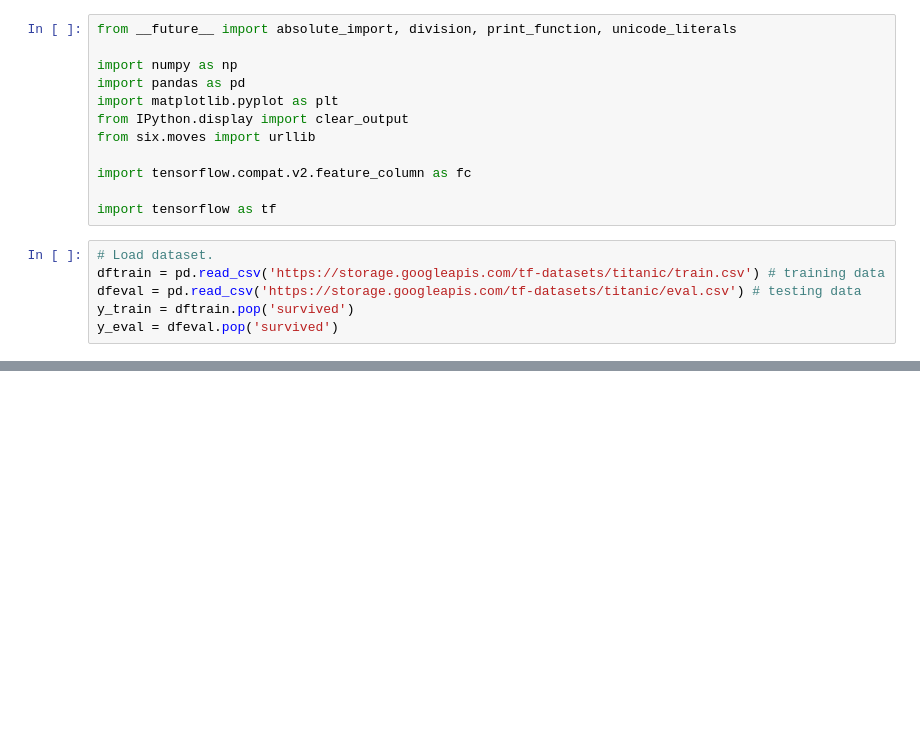
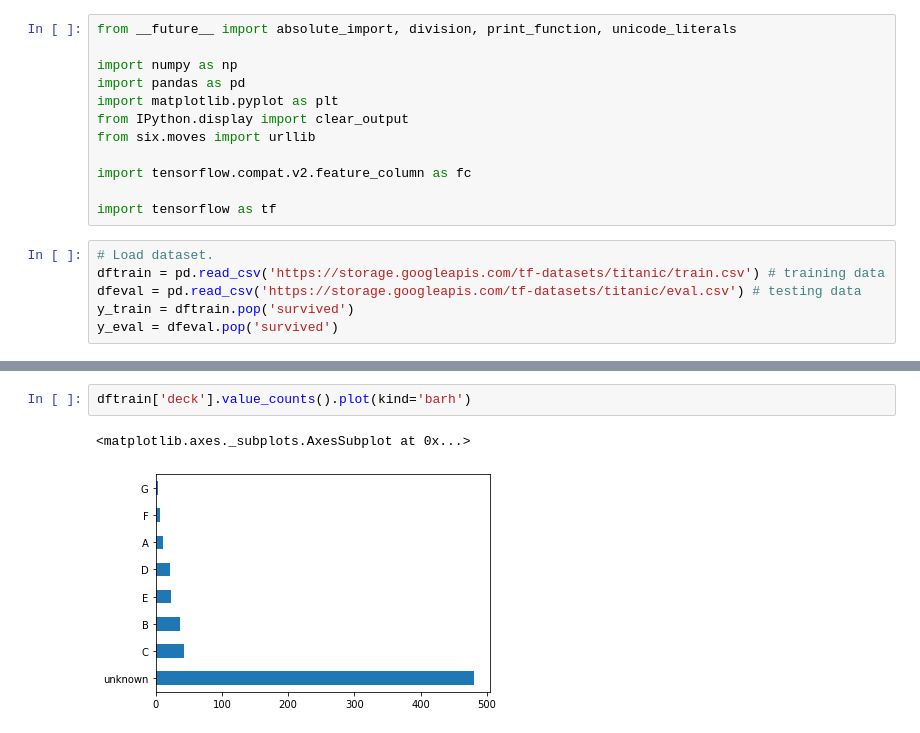
Before and after one commit to homanmirgolbabaee/tf2.0_gc, a Jupyter notebook: tf_gc.ipynb, the cells around one changed output, grey strips where cells are left out. Saved outputs shown, nothing was run; the diff lists cells and outputs as text; blank space fills up the shorter version.

```diff
--- a/tf_gc.ipynb
+++ b/tf_gc.ipynb
@@ -60,0 +119,5 @@ y_eval = dfeval.pop('survived')
+# %%
+dftrain['deck'].value_counts().plot(kind='barh')
+# %% [output]
+<matplotlib.axes._subplots.AxesSubplot at 0x...>
+[figure, added]
```
Also changed, not shown: parts of 14 cells of this notebook.
